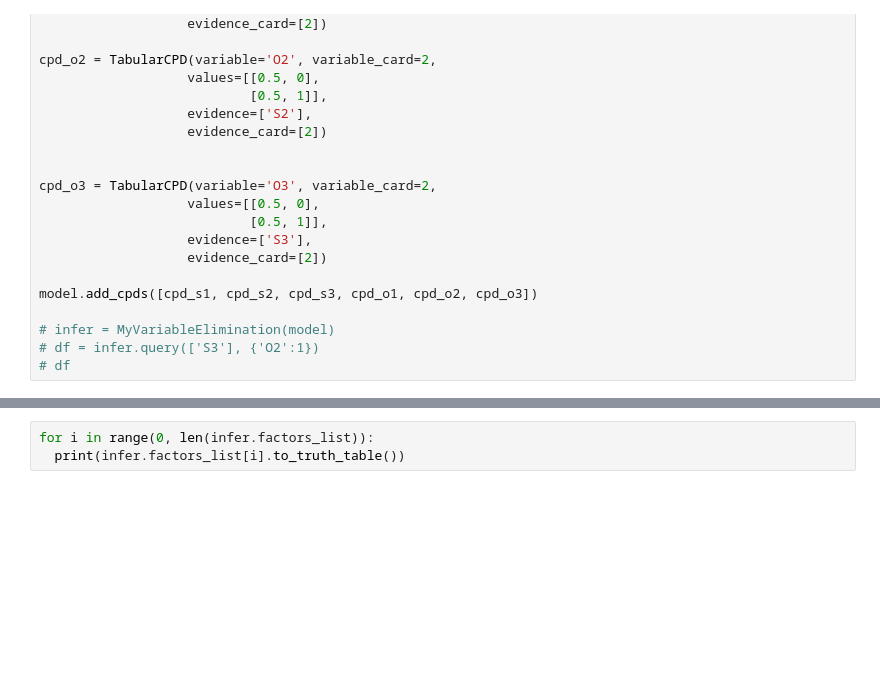
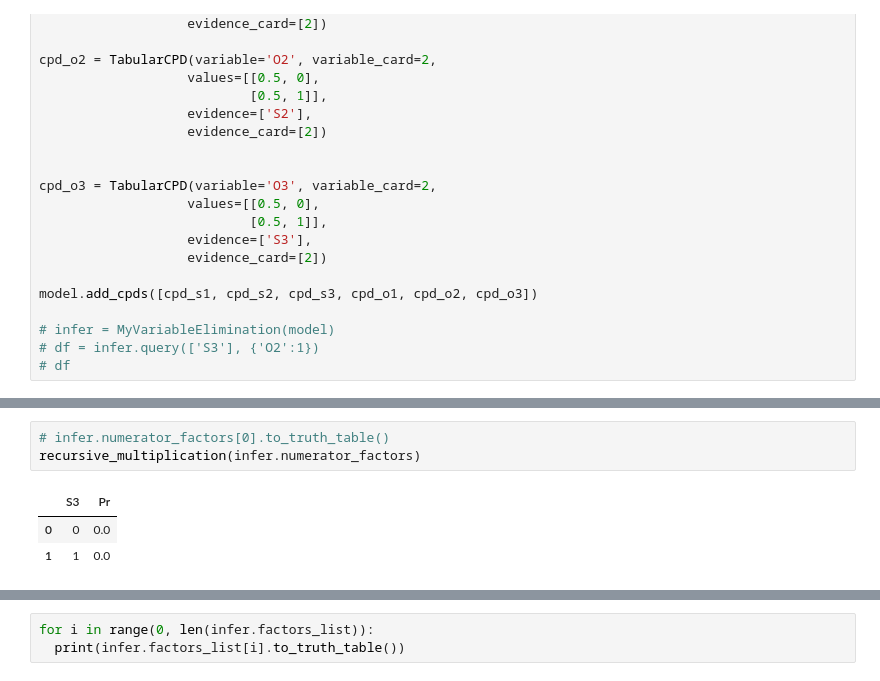
Before and after one commit to armandordorica/MIE1516_A2_Gibbs_sampling, a Jupyter notebook: A2_Gibbs_sampling.ipynb, the cells around one changed output, grey strips where cells are left out. Saved outputs shown, nothing was run; the diff lists cells and outputs as text; blank space fills up the shorter version.

```diff
--- a/A2_Gibbs_sampling.ipynb
+++ b/A2_Gibbs_sampling.ipynb
@@ -921,0 +1008,7 @@ df
+# %%
+# infer.numerator_factors[0].to_truth_table()
+recursive_multiplication(infer.numerator_factors)
+# %% [output]
+|  | S3 | Pr |
+| 0 | 0 | 0.0 |
+| 1 | 1 | 0.0 |
```
Also changed, not shown: parts of 18 cells of this notebook.
